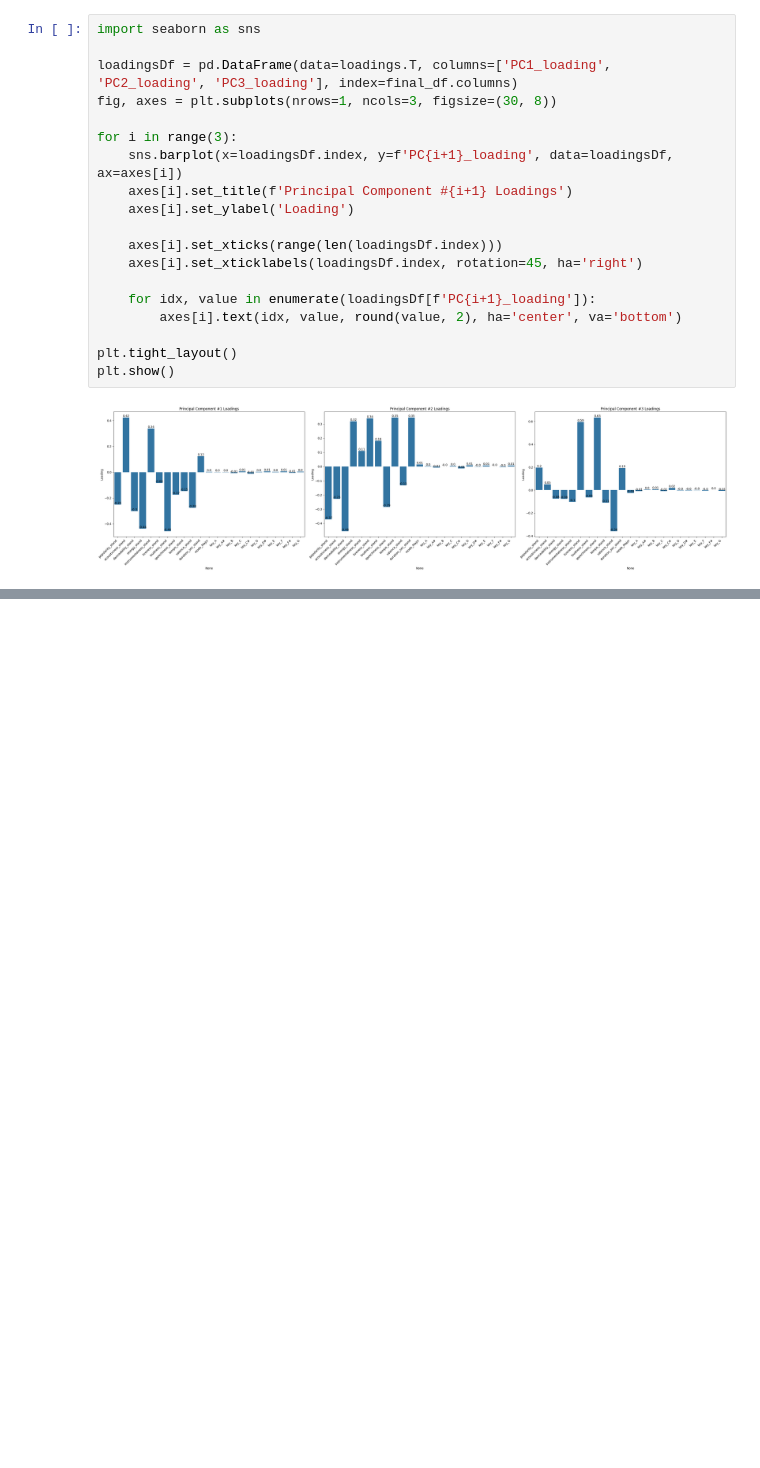
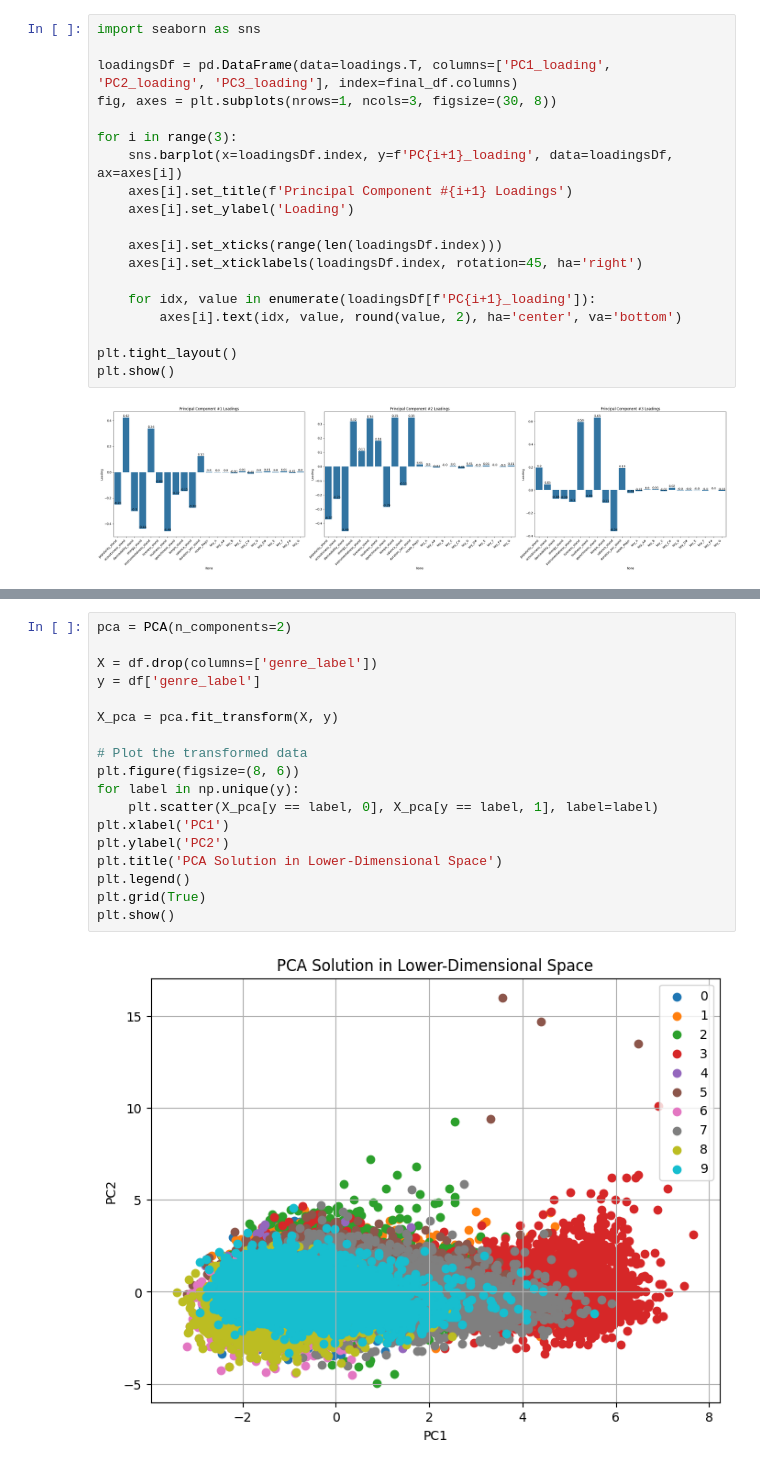
Before and after one commit to whykay-01/machine-learning-music-genre-classifier, a Jupyter notebook: capstone_data_analysis.ipynb, the cells around one changed output, grey strips where cells are left out. Drawn from its saved outputs; the diff is of its cells as text; blank space fills up the shorter version.

Commit message:
feat: added LDA and PCA 2 and 3D solutions

```diff
--- a/capstone_data_analysis.ipynb
+++ b/capstone_data_analysis.ipynb
@@ -176,0 +177,20 @@ valence_stand         0.357842
+# %%
+pca = PCA(n_components=2)
+
+X = df.drop(columns=['genre_label'])
+y = df['genre_label']
+
+X_pca = pca.fit_transform(X, y)
+
+# Plot the transformed data
+plt.figure(figsize=(8, 6))
+for label in np.unique(y):
+    plt.scatter(X_pca[y == label, 0], X_pca[y == label, 1], label=label)
+plt.xlabel('PC1')
+plt.ylabel('PC2')
+plt.title('PCA Solution in Lower-Dimensional Space')
+plt.legend()
+plt.grid(True)
+plt.show()
+# %% [output]
+[figure, added]
```
Also changed, not shown: parts of 9 cells of this notebook.
